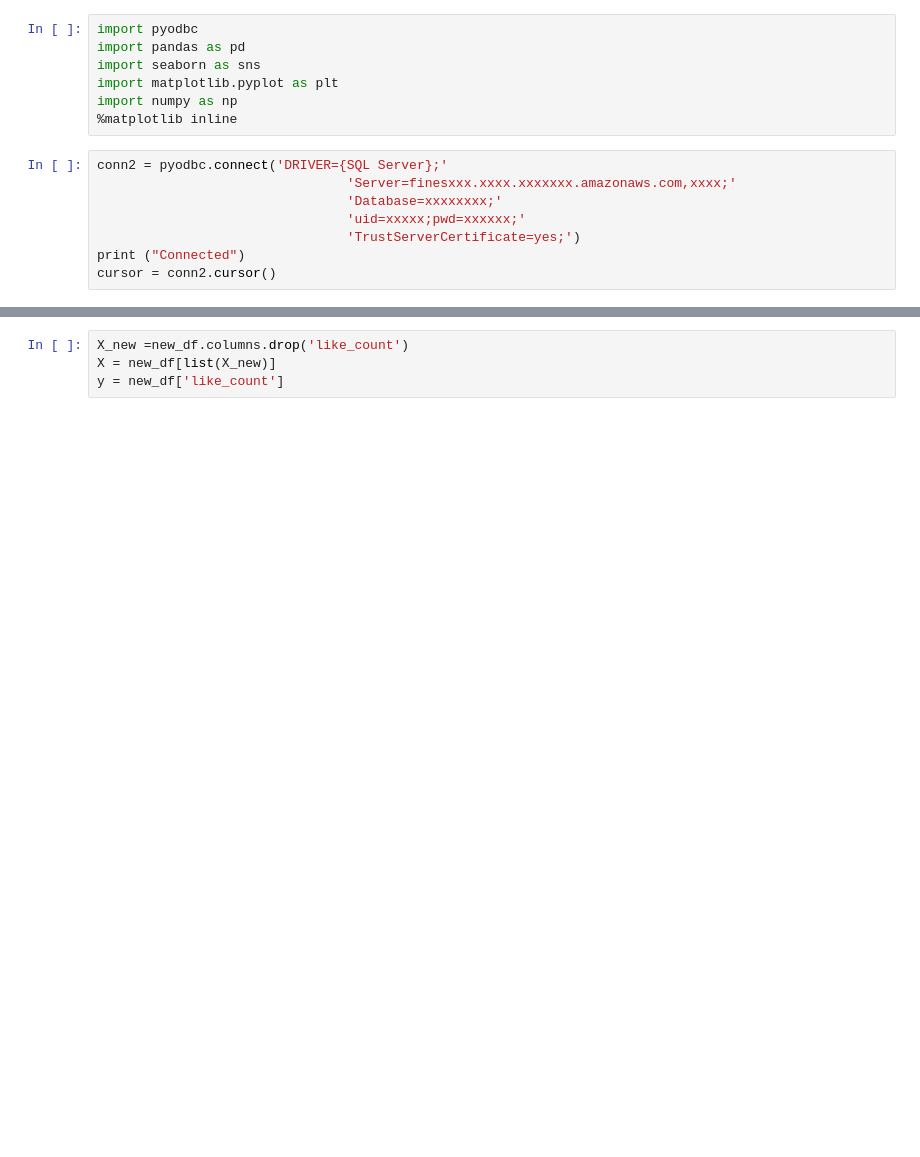
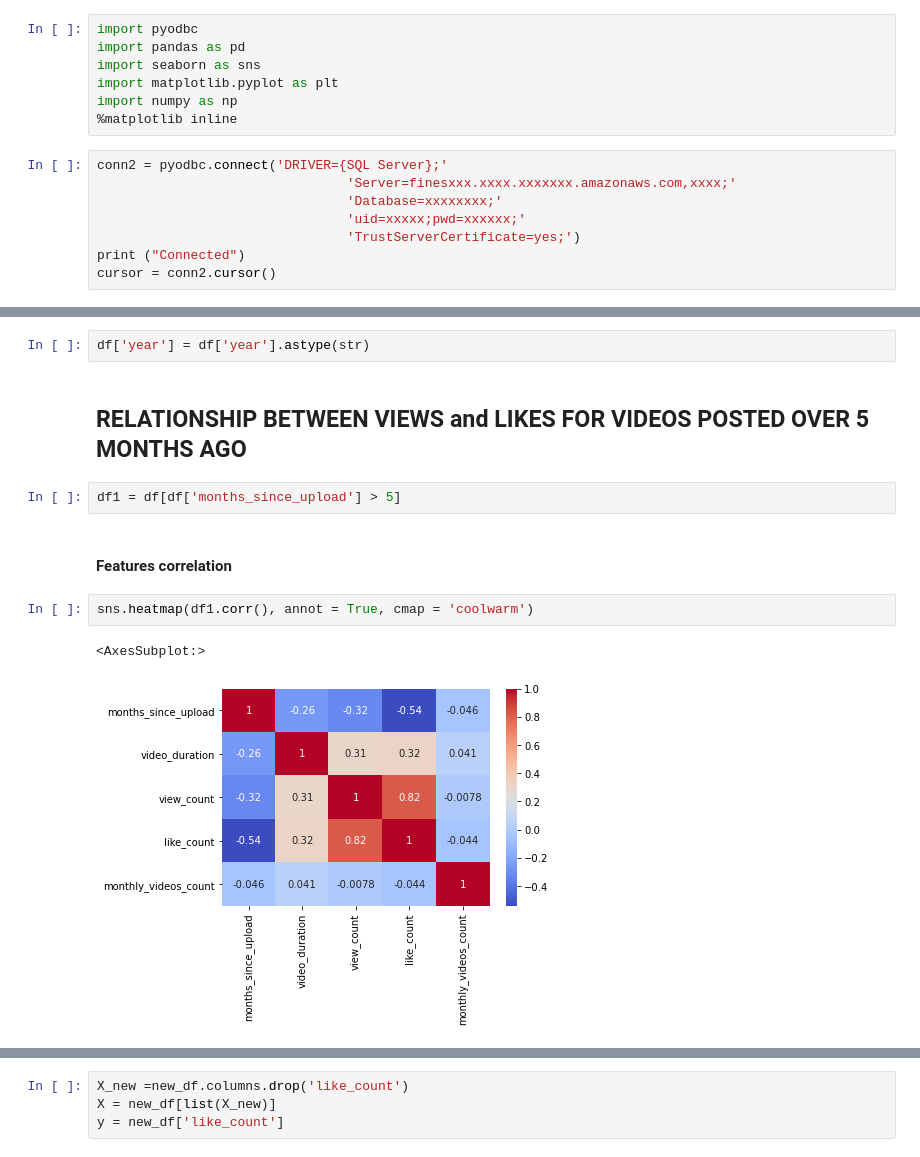
Before and after one commit to finesselab/Analysis-of-youtube-channels-data-and-predictions, a Jupyter notebook: Predictive model_.ipynb, the cells around one changed output, grey strips where cells are left out. Saved outputs shown, nothing was run; the diff lists cells and outputs as text; blank space fills up the shorter version.

```diff
--- a/Predictive model_.ipynb
+++ b/Predictive model_.ipynb
@@ -30,0 +42,13 @@ df.shape
+# %%
+df['year'] = df['year'].astype(str)
+# %% [markdown]
+## RELATIONSHIP BETWEEN VIEWS and LIKES FOR VIDEOS POSTED OVER 5 MONTHS AGO
+# %%
+df1 = df[df['months_since_upload'] > 5]
+# %% [markdown]
+#### Features correlation
+# %%
+sns.heatmap(df1.corr(), annot = True, cmap = 'coolwarm')
+# %% [output]
+<AxesSubplot:>
+[figure, added]
```
Also changed, not shown: parts of 41 cells of this notebook.
